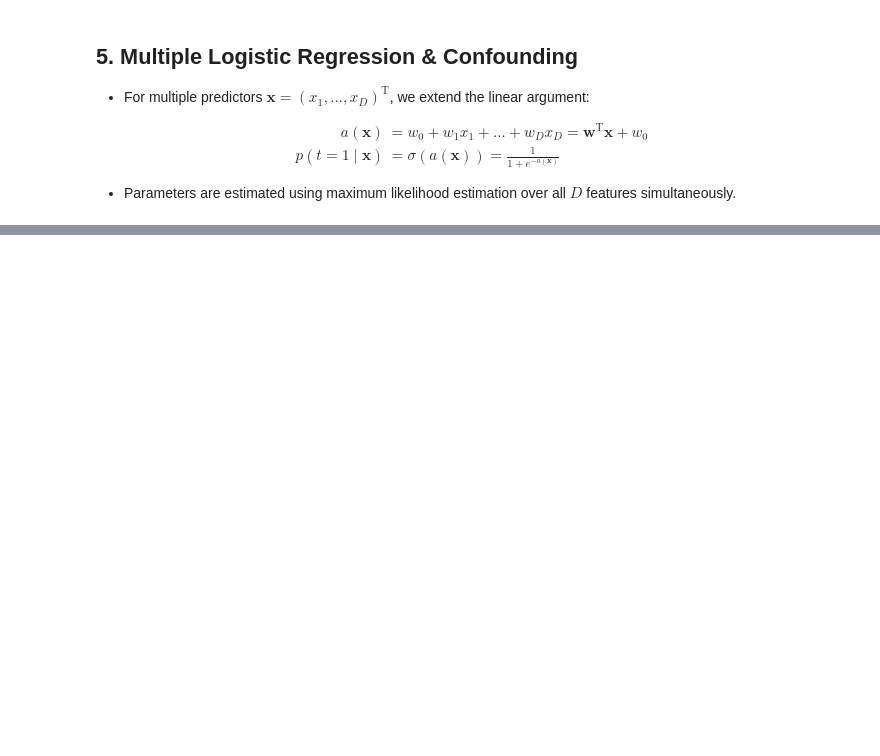
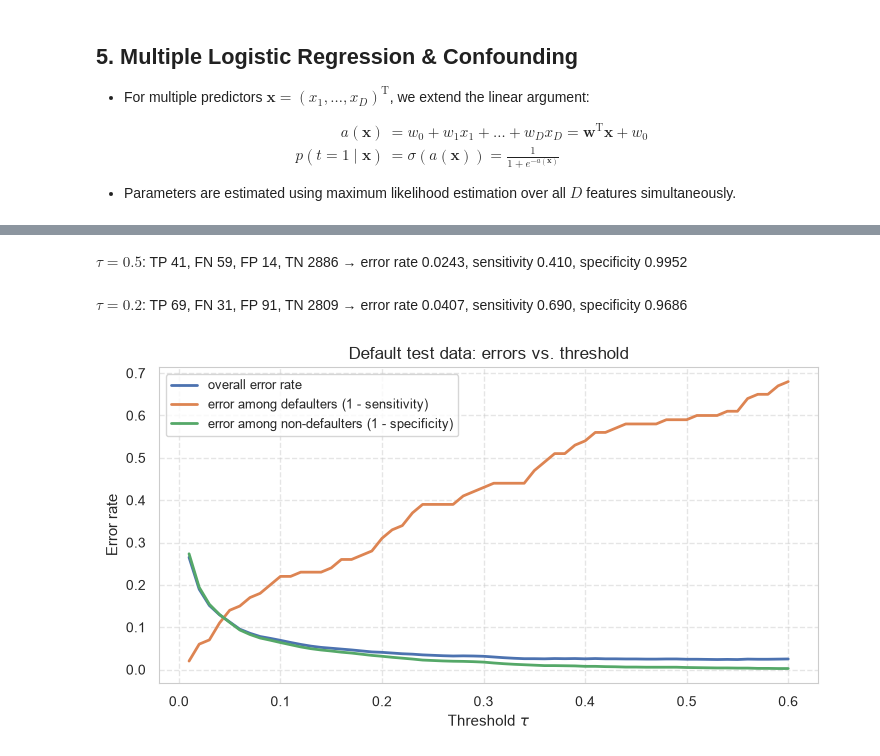
Before and after one commit to konstantin-schekotihin/dl_course, a Jupyter notebook: AI-ML/03_logistic_regression.ipynb, the cells around one changed output, grey strips where cells are left out. Cells and saved outputs as stored; diff of their text form; code cells hidden in the pictures; blank space fills up the shorter version.

```diff
--- a/AI-ML/03_logistic_regression.ipynb
+++ b/AI-ML/03_logistic_regression.ipynb
@@ -285,0 +419,8 @@ quasi-separation. In this case some parameters will not be identified.
+# %%
+X_default = data[["balance", "income_k", "student_yes"]]
+X_train, X_test, t_train, t_test = train_test_split(X_default, t, test_size=0.3, random_state=1, stratify=t)
+
+search = GridSearchCV(make_pipeline(StandardScaler(), LogisticRegression()), {"logisticregression__C": np.logspace(-3, 3, 13)},
+                      cv=StratifiedKFold(n_splits=5, shuffle=True, random_state=1), scoring="neg_log_loss").fit(X_train, t_train)
+p_test = search.predict_proba(X_test)[:, 1]                     # estimated p(default | x) for the test customers
+display(Markdown(f"Chosen $C = {search.best_params_['logisticregression__C']:g}$; null classifier error rate on the test data: {t_test.mean():.4f}"))
@@ -285,0 +435,19 @@ quasi-separation. In this case some parameters will not be identified.
+# %%
+for tau in (0.5, 0.2):
+    pred = (p_test >= tau).astype(int)
+    tn, fp, fn, tp = metrics.confusion_matrix(t_test, pred).ravel()
+    display(Markdown(f"$\\tau = {tau}$: TP {tp}, FN {fn}, FP {fp}, TN {tn} → error rate {(fp + fn) / len(t_test):.4f}, "
+                     f"sensitivity {tp / (tp + fn):.3f}, specificity {tn / (tn + fp):.4f}"))
+# %% [output]
+$\tau = 0.5$: TP 41, FN 59, FP 14, TN 2886 → error rate 0.0243, sensitivity 0.410, specificity 0.9952
+$\tau = 0.2$: TP 69, FN 31, FP 91, TN 2809 → error rate 0.0407, sensitivity 0.690, specificity 0.9686
+# %%
+thresholds = np.linspace(0.01, 0.6, 60)
+predictions = [(p_test >= tau) for tau in thresholds]
+hp.plot_curves(thresholds, {
+    "overall error rate": [np.mean(pred != t_test) for pred in predictions],
+    "error among defaulters (1 - sensitivity)": [np.mean(~pred[t_test == 1]) for pred in predictions],
+    "error among non-defaulters (1 - specificity)": [np.mean(pred[t_test == 0]) for pred in predictions],
+}, xlabel=r"Threshold $\tau$", ylabel="Error rate", title="Default test data: errors vs. threshold")
+# %% [output]
+[figure, added]
```
Also changed, not shown: parts of 46 cells of this notebook, 2 other files.
